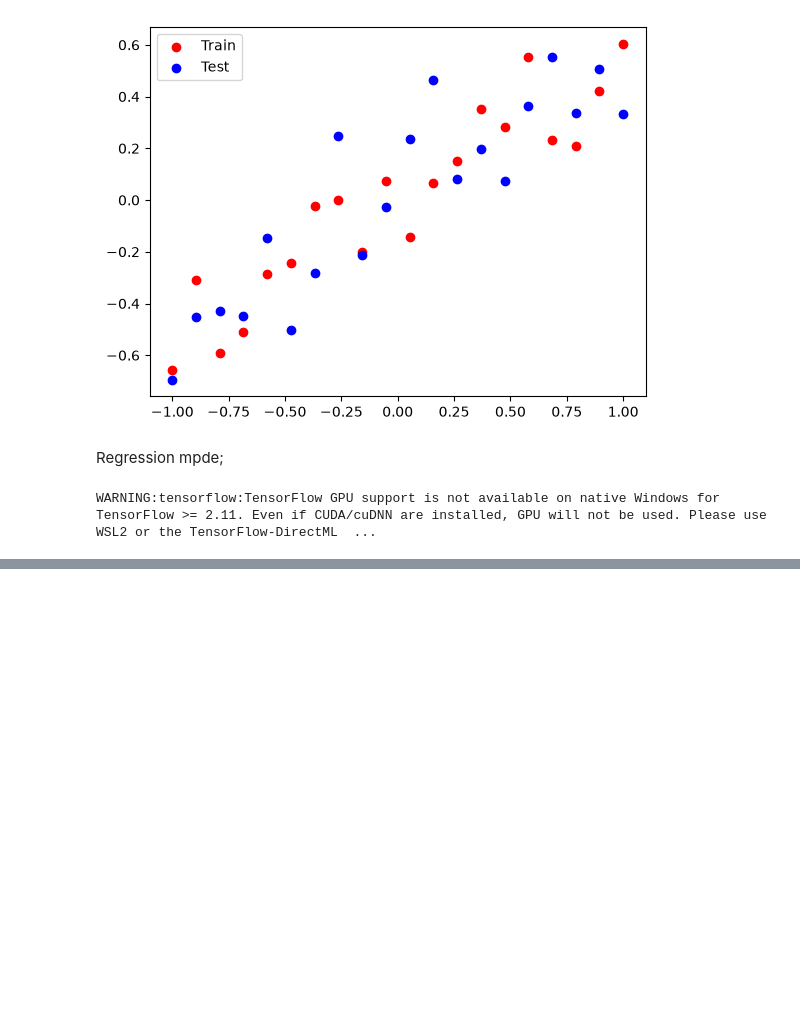
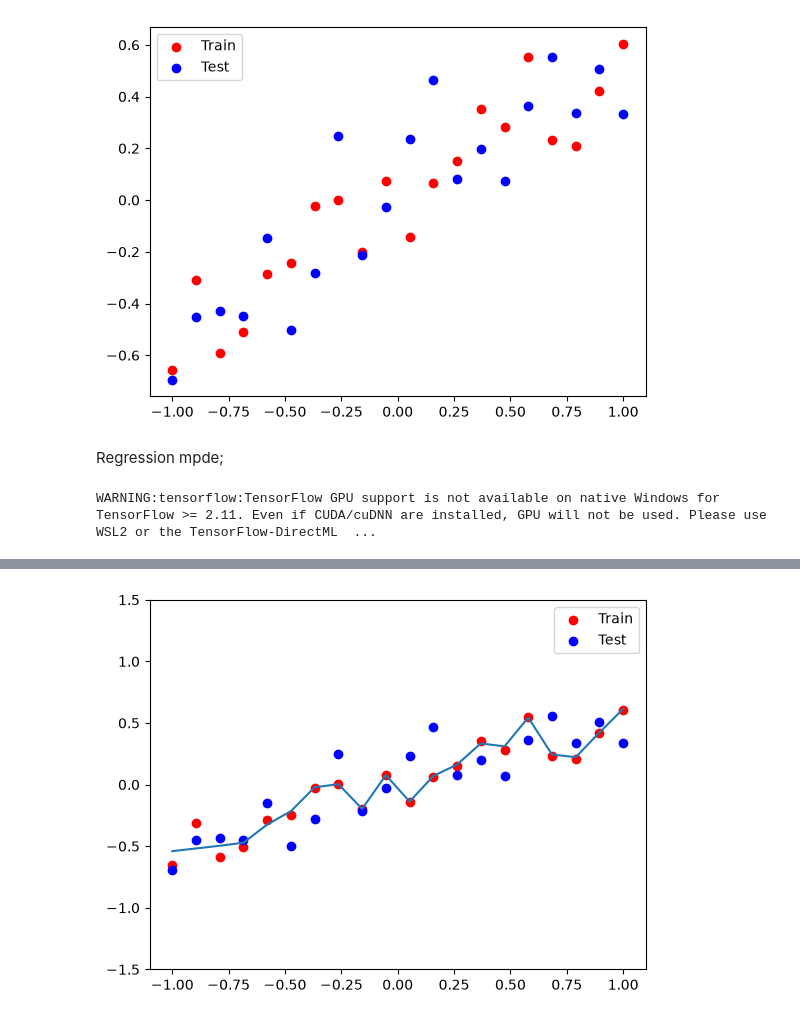
Before and after one commit to uravashiagrawal-hue/deep-learning, a Jupyter notebook: problems in neural network/overfitting/dropoutLayers.ipynb, the cells around one changed output, grey strips where cells are left out. Drawn from its saved outputs; the diff is of its cells as text; code cells hidden in the pictures; blank space fills up the shorter version.

Commit message:
analysing the model, clearly seen that the model is trying t overfit

```diff
--- a/problems in neural network/overfitting/dropoutLayers.ipynb
+++ b/problems in neural network/overfitting/dropoutLayers.ipynb
@@ -45,0 +53,2 @@ WARNING:tensorflow:TensorFlow GPU support is not available on native Windows for
+# %%
+y_pred_1 = model_1.predict(X_test)
@@ -45,0 +57,10 @@ WARNING:tensorflow:TensorFlow GPU support is not available on native Windows for
+# %%
+plt.figure()
+plt.scatter(X_train, y_train, c='red', label='Train')
+plt.scatter(X_test, y_test, c='blue', label='Test')
+plt.plot(X_test, y_pred_1)
+plt.legend()
+plt.ylim((-1.5, 1.5))
+plt.show()
+# %% [output]
+[figure, added]
```
Also changed, not shown: parts of 2 cells of this notebook.
